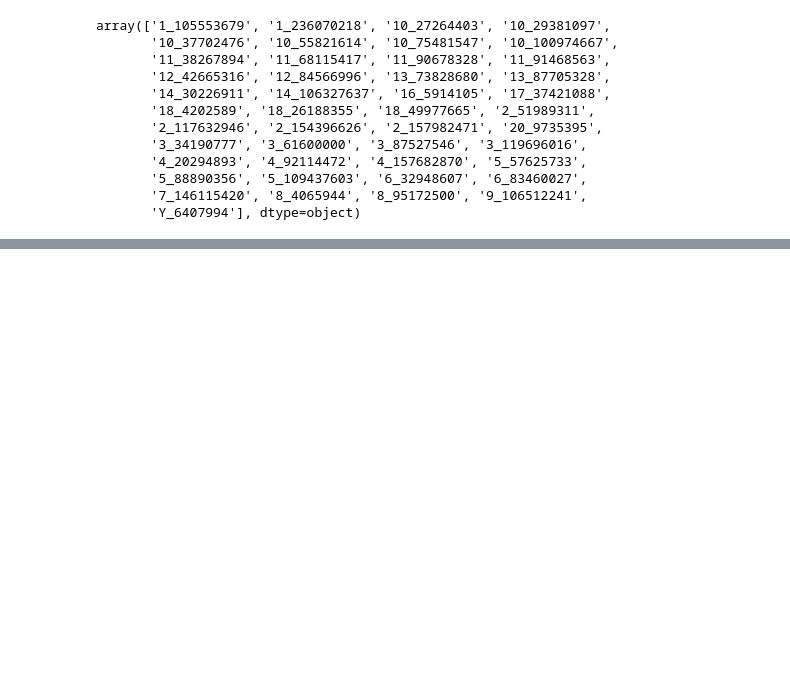
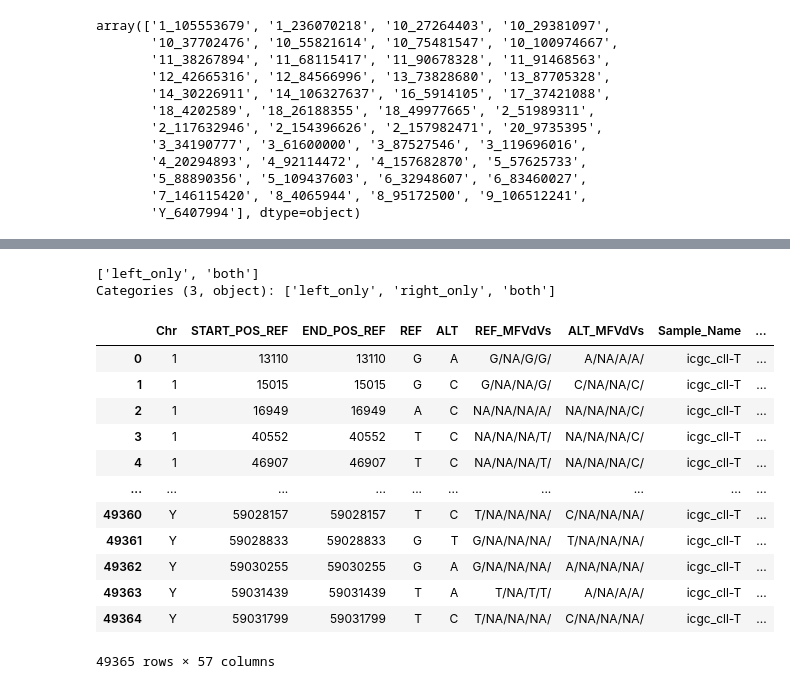
Before and after one commit to melloo21/cs4220_projects, a Jupyter notebook: get_missed_rows.ipynb, the cells around one changed output, grey strips where cells are left out. Drawn from its saved outputs; the diff is of its cells as text; code cells hidden in the pictures; blank space fills up the shorter version.

```diff
--- a/get_missed_rows.ipynb
+++ b/get_missed_rows.ipynb
@@ -189,0 +220,23 @@ missed col: f_MIN_DP
+# %%
+df_all_joined = df_all.merge(df_label, on=['Chr', 'START_POS_REF', 'END_POS_REF'], how='outer', indicator=True)
+df_all_joined['_merge'].unique()
+# %% [output]
+['left_only', 'both']
+Categories (3, object): ['left_only', 'right_only', 'both']
+# %%
+df_all_joined['is_snv'] = np.where((df_all_joined['_merge'] == 'both'), True, False)
+df_all_joined
+# %% [output]
+|  | Chr | START_POS_REF | END_POS_REF | REF | ALT | REF_MFVdVs | ALT_MFVdVs | Sample_Name | ... |
+| 0 | 1 | 13110 | 13110 | G | A | G/NA/G/G/ | A/NA/A/A/ | icgc_cll-T | ... |
+| 1 | 1 | 15015 | 15015 | G | C | G/NA/NA/G/ | C/NA/NA/C/ | icgc_cll-T | ... |
+| 2 | 1 | 16949 | 16949 | A | C | NA/NA/NA/A/ | NA/NA/NA/C/ | icgc_cll-T | ... |
+| 3 | 1 | 40552 | 40552 | T | C | NA/NA/NA/T/ | NA/NA/NA/C/ | icgc_cll-T | ... |
+| 4 | 1 | 46907 | 46907 | T | C | NA/NA/NA/T/ | NA/NA/NA/C/ | icgc_cll-T | ... |
+| ... | ... | ... | ... | ... | ... | ... | ... | ... | ... |
+| 49360 | Y | 59028157 | 59028157 | T | C | T/NA/NA/NA/ | C/NA/NA/NA/ | icgc_cll-T | ... |
+| 49361 | Y | 59028833 | 59028833 | G | T | G/NA/NA/NA/ | T/NA/NA/NA/ | icgc_cll-T | ... |
+| 49362 | Y | 59030255 | 59030255 | G | A | G/NA/NA/NA/ | A/NA/NA/NA/ | icgc_cll-T | ... |
+| 49363 | Y | 59031439 | 59031439 | T | A | T/NA/T/T/ | A/NA/A/A/ | icgc_cll-T | ... |
+| 49364 | Y | 59031799 | 59031799 | T | C | T/NA/NA/NA/ | C/NA/NA/NA/ | icgc_cll-T | ... |
+49365 rows × 57 columns
```
Also changed, not shown: parts of 9 cells of this notebook.
